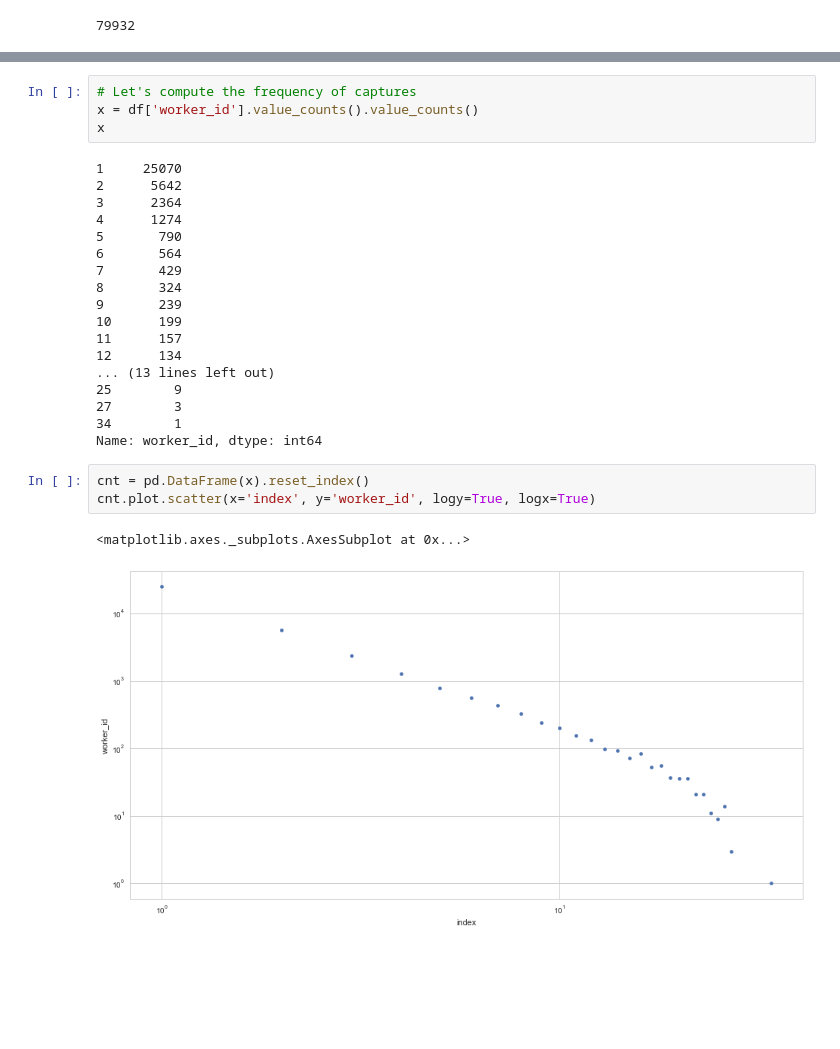
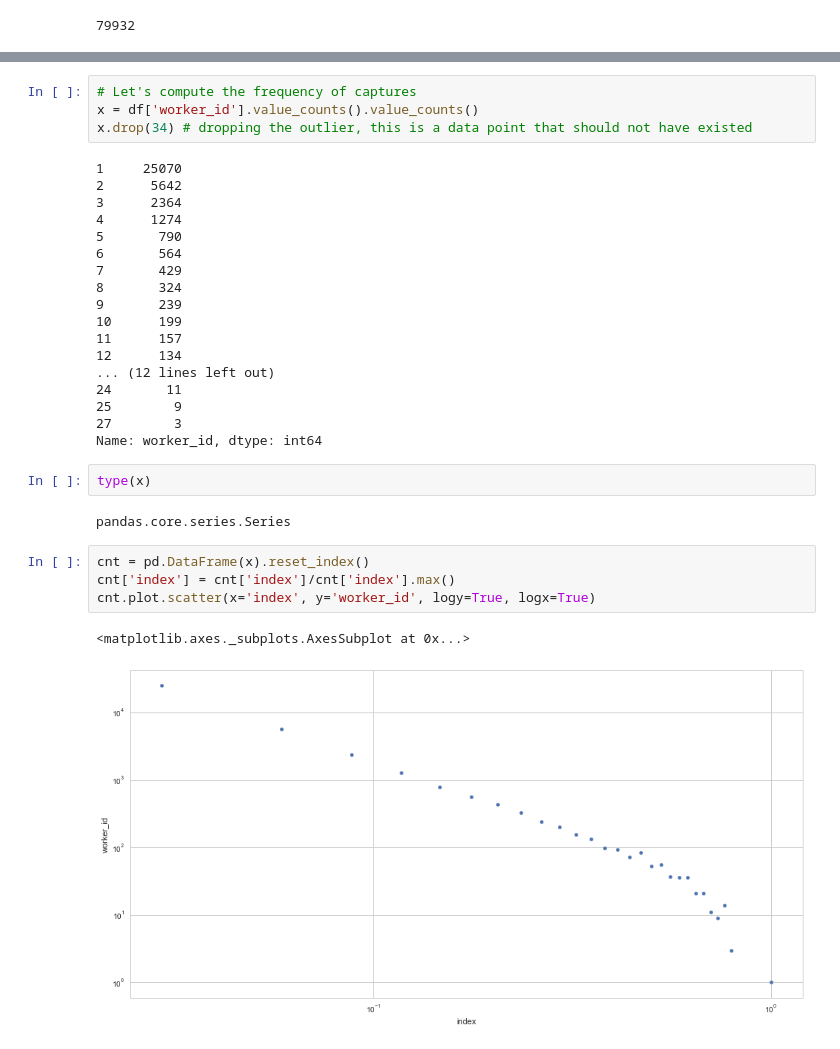
Before and after one commit to ipeirotis/mturk_demographics, a Jupyter notebook: 3_Selection_Bias.ipynb, the cells around one changed output, grey strips where cells are left out. Drawn from its saved outputs; the diff is of its cells as text; blank space fills up the shorter version.

```diff
--- a/3_Selection_Bias.ipynb
+++ b/3_Selection_Bias.ipynb
@@ -127,7 +127,7 @@ Name: worker_id, Length: 37830, dtype: int64
 # %%
 # Let's compute the frequency of captures
 x = df['worker_id'].value_counts().value_counts()
-x
+x.drop(34) # dropping the outlier, this is a data point that should not have existed
 # %% [output]
 1     25070
 2      5642
@@ -141,14 +141,19 @@ x
 10      199
 11      157
 12      134
-... (13 lines left out)
+... (12 lines left out)
+24       11
 25        9
 27        3
-34        1
 Name: worker_id, dtype: int64
+# %%
+type(x)
+# %% [output]
+pandas.core.series.Series
 # %%
 cnt = pd.DataFrame(x).reset_index()
+cnt['index'] = cnt['index']/cnt['index'].max()
 cnt.plot.scatter(x='index', y='worker_id', logy=True, logx=True)
 # %% [output]
 <matplotlib.axes._subplots.AxesSubplot at 0x...>
-[figure, old version]
+[figure, new version]
```
Also changed, not shown: parts of 17 cells of this notebook, 1 other file.
